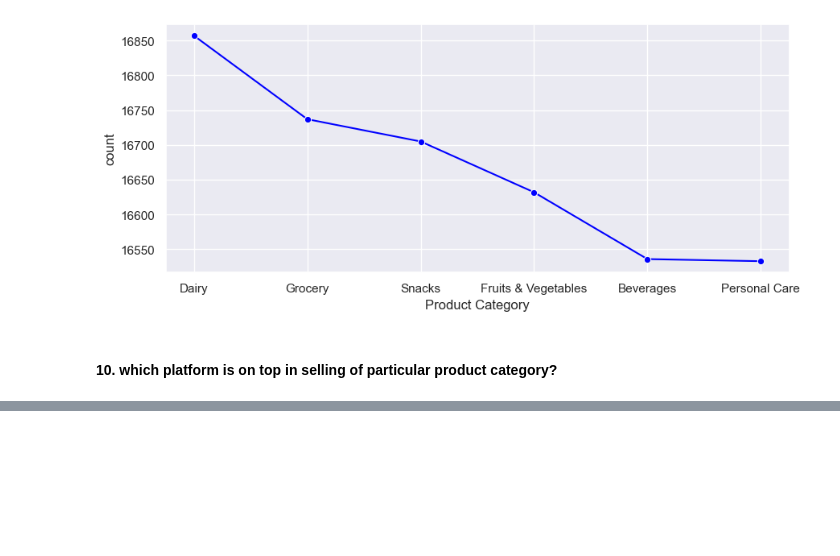
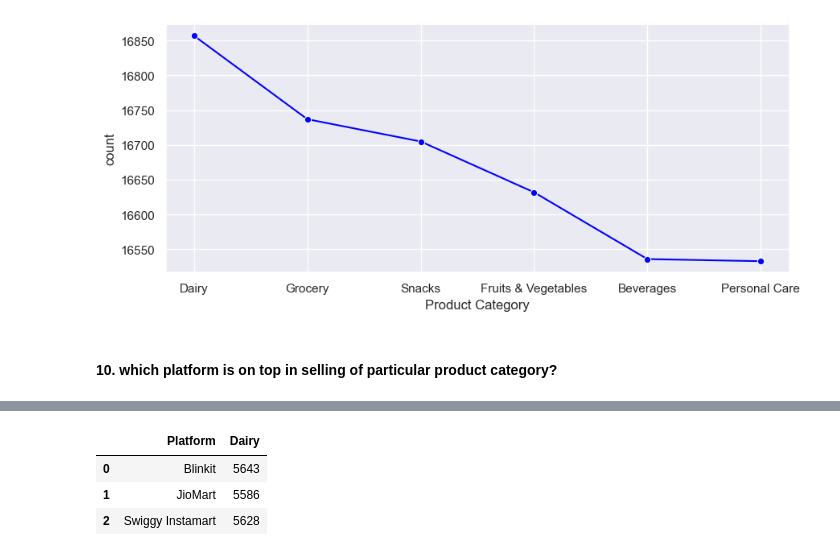
Before and after one commit to Hetvi48/E-commerce_sales_analysis, a Jupyter notebook: Visualisation.ipynb, the cells around one changed output, grey strips where cells are left out. Saved outputs shown, nothing was run; the diff lists cells and outputs as text; code cells hidden in the pictures; blank space fills up the shorter version.

```diff
--- a/Visualisation.ipynb
+++ b/Visualisation.ipynb
@@ -220,0 +241,11 @@ plt.show()
+# %%
+Dairy_counts = data[data['Product Category'] == 'Dairy']
+# %%
+Dairy_counts_plt = Dairy_counts.groupby('Platform').size().reset_index(name = 'Dairy')
+# %%
+Dairy_counts_plt
+# %% [output]
+|  | Platform | Dairy |
+| 0 | Blinkit | 5643 |
+| 1 | JioMart | 5586 |
+| 2 | Swiggy Instamart | 5628 |
```
Also changed, not shown: parts of 19 cells of this notebook, 2 other files.
